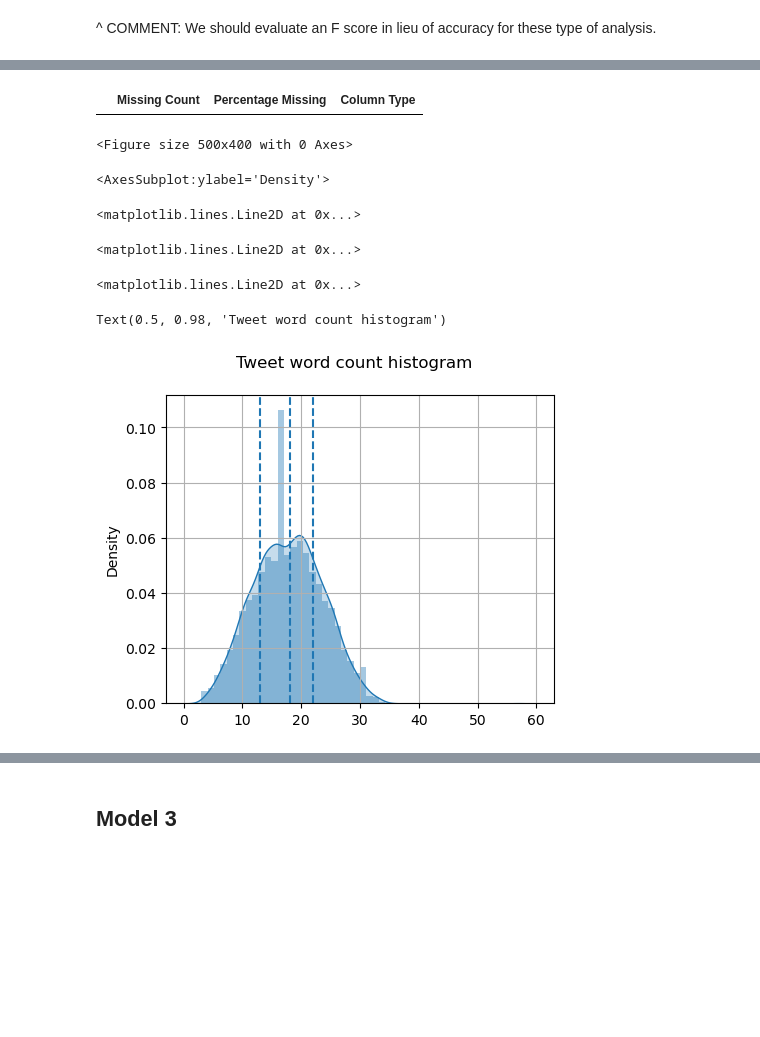
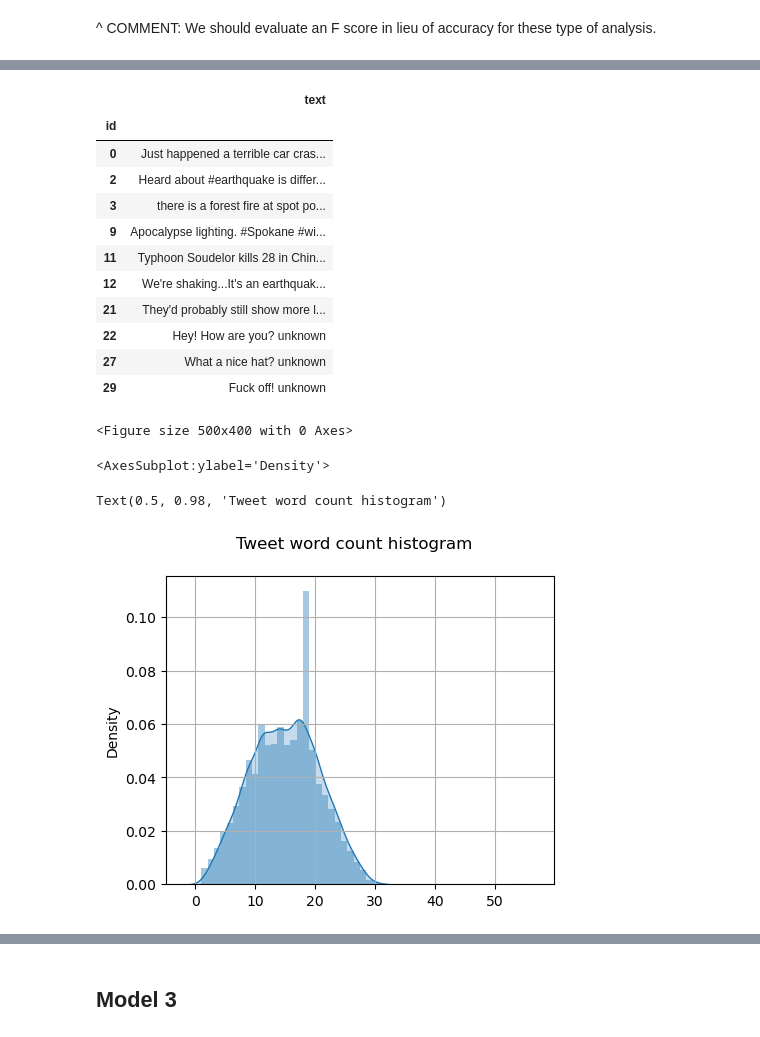
Before and after one commit to Steve-Desilets/MSDS-422-Group-3-Module-9, a Jupyter notebook: MSDS 422 - Module 9 Assignment Notebook.ipynb, the cells around one changed output, grey strips where cells are left out. Cells and saved outputs as stored; diff of their text form; code cells hidden in the pictures; blank space fills up the shorter version.

Commit message:
model 2 edits

```diff
--- a/MSDS 422 - Module 9 Assignment Notebook.ipynb
+++ b/MSDS 422 - Module 9 Assignment Notebook.ipynb
@@ -285,12 +284,18 @@ history = model.fit(X_train, y_train, validation_data=(X_valid, y_valid), epochs
 # %%
-# Create a copy of the training dataframe
-model2_train_df = disaster_training_data.copy(deep=True)
+# load training data
+model2_train_df = pd.read_csv('train.csv')
 
 # Drop the LOCATION column from the copy of the training dataframe
 model2_train_df.drop(['location'], axis=1, inplace=True)
 
+# Drop the KEYWORD column from the copy of the training dataframe
+model2_train_df.drop(['keyword'], axis=1, inplace=True)
+
 # Create a copy of the testing dataframe
-model2_test_df = disaster_testing_data.copy(deep=True)
+model2_test_df = pd.read_csv('test.csv')
 
 # Drop the LOCATION column from the copy of the testing dataframe
 model2_test_df.drop(['location'], axis=1, inplace=True)
+
+# Drop the KEYWORD column from the copy of the testing dataframe
+model2_test_df.drop(['keyword'], axis=1, inplace=True)
@@ -326,17 +304,16 @@ model2_test_df.head(10)
 # %%
-# fill missing keyword with unknown
-model2_train_df['keyword'].fillna('unknown', inplace=True)
+# fill missing keyword with a space
+#model2_train_df['keyword'].fillna(' ', inplace=True)
 
-# add keyword and location to tweets
-#disaster_training_data['text'] = disaster_training_data['text'] + ' ' + disaster_training_data['keyword']+ ' ' + disaster_training_data['location']
+# add keyword to tweets
+#model2_train_df['text'] = model2_train_df['text'] + ' ' + model2_train_df['keyword']
 
-# find null counts, percentage of null values, and column type
-null_count = model2_train_df.isnull().sum()
-null_percentage = model2_train_df.isnull().sum() * 100 / len(model2_train_df)
-column_type = model2_train_df.dtypes
+#Drop the keyword column now that it was appended
+#model2_test_df.drop(['keyword'], axis=1, inplace=True)
 
-# show null counts, percentage of null values, and column type for columns with more than one Null value
-null_summary = pd.concat([null_count, null_percentage, column_type], axis=1, keys=['Missing Count', 'Percentage Missing','Column Type'])
-null_summary_only_missing = null_summary[null_count != 0].sort_values('Percentage Missing',ascending=False)
-null_summary_only_missing
+# Designate the ID column as the main index column
+model2_train_df = model2_train_df.set_index('id', verify_integrity=True)
+
+# Designate the ID column as the main index column
+model2_test_df = model2_test_df.set_index('id', verify_integrity=True)
 # %% [output]
@@ -345,17 +378,26 @@ null_summary_only_missing
 # fill missing keyword with unknown
 model2_test_df['keyword'].fillna('unknown', inplace=True)
 
-# add keyword and location to tweets
-#disaster_training_data['text'] = disaster_training_data['text'] + ' ' + disaster_training_data['keyword']+ ' ' + disaster_training_data['location']
+# add keyword to test tweets
+model2_test_df['text'] = model2_test_df['text'] + ' ' + model2_test_df['keyword']
 
-# find null counts, percentage of null values, and column type
-null_count = model2_test_df.isnull().sum()
-null_percentage = model2_test_df.isnull().sum() * 100 / len(model2_test_df)
-column_type = model2_test_df.dtypes
+#Drop the keyword column now that it was appended
+model2_test_df.drop(['keyword'], axis=1, inplace=True)
 
-# show null counts, percentage of null values, and column type for columns with more than one Null value
-null_summary = pd.concat([null_count, null_percentage, column_type], axis=1, keys=['Missing Count', 'Percentage Missing','Column Type'])
-null_summary_only_missing = null_summary[null_count != 0].sort_values('Percentage Missing',ascending=False)
-null_summary_only_missing
+# Designate the ID column as the main index column
+model2_test_df = model2_test_df.set_index('id', verify_integrity=True)
+
+model2_test_df.head(10)
 # %% [output]
-|  | Missing Count | Percentage Missing | Column Type |
+|  | text |
+| id |  |
+| 0 | Just happened a terrible car cras... |
+| 2 | Heard about #earthquake is differ... |
+| 3 | there is a forest fire at spot po... |
+| 9 | Apocalypse lighting. #Spokane #wi... |
+| 11 | Typhoon Soudelor kills 28 in Chin... |
+| 12 | We're shaking...It's an earthquak... |
+| 21 | They'd probably still show more l... |
+| 22 | Hey! How are you? unknown |
+| 27 | What a nice hat? unknown |
+| 29 | Fuck off! unknown |
@@ -362,20 +424,14 @@ null_summary_only_missing
 # %%
 import matplotlib.pyplot as plt
 plt.figure(figsize=(5,4))
 model2_train_df['Tweet_word_count'] = model2_train_df['text'].apply(lambda x: len(x.split(" ")) )
 sns.distplot(model2_train_df['Tweet_word_count'].values, hist=True, kde=True, kde_kws={"shade": True})
-plt.axvline(model2_train_df['Tweet_word_count'].describe()['25%'], ls="--")
-plt.axvline(model2_train_df['Tweet_word_count'].describe()['50%'], ls="--")
-plt.axvline(model2_train_df['Tweet_word_count'].describe()['75%'], ls="--")
 
 plt.grid()
 plt.suptitle("Tweet word count histogram")
 plt.show()
 # %% [output]
 <Figure size 500x400 with 0 Axes>
 <AxesSubplot:ylabel='Density'>
-<matplotlib.lines.Line2D at 0x...>
+Text(0.5, 0.98, 'Tweet word count histogram')
-<matplotlib.lines.Line2D at 0x...>
-<matplotlib.lines.Line2D at 0x...>
-Text(0.5, 0.98, 'Tweet word count histogram')
-[figure, old version]
+[figure, new version]
```
Also changed, not shown: parts of 17 cells of this notebook.
